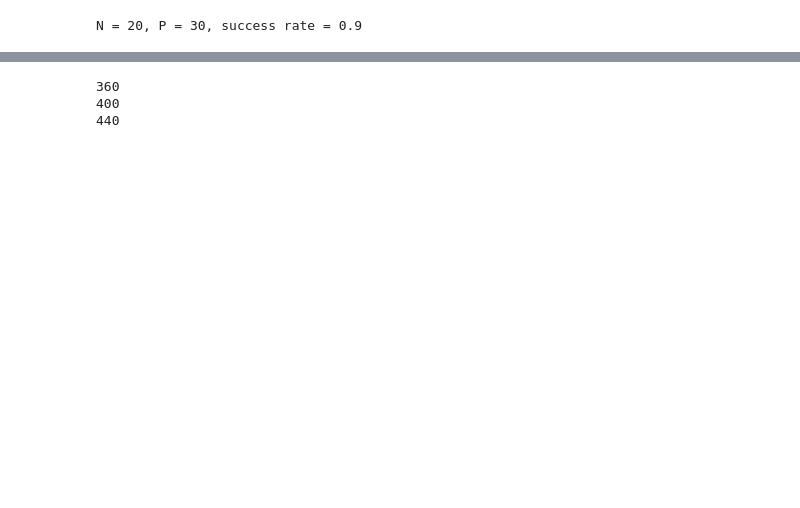
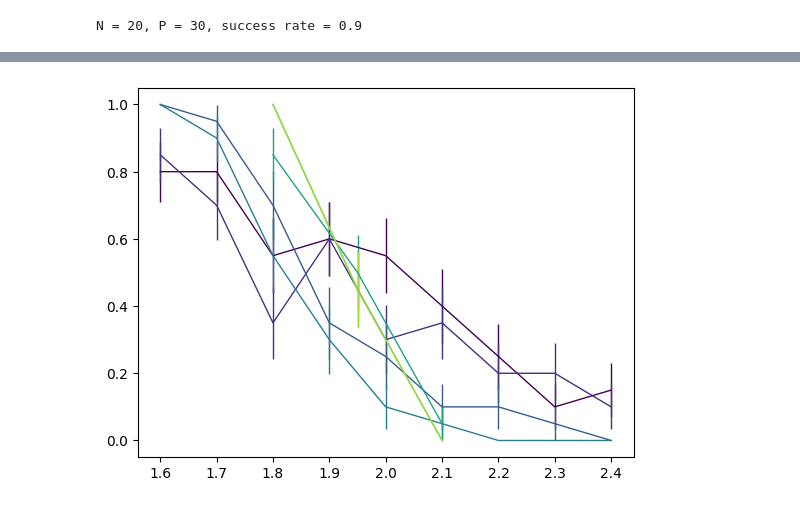
Before and after one commit to london-and-tequila/parallel_synapse_capacity, a Jupyter notebook: perceptron_capacity.ipynb, the cells around one changed output, grey strips where cells are left out. Cells and saved outputs as stored; diff of their text form; code cells hidden in the pictures; blank space fills up the shorter version.

```diff
--- a/perceptron_capacity.ipynb
+++ b/perceptron_capacity.ipynb
@@ -276,8 +252,53 @@ defaultdict(list,
-# %%
-N = 200
-for i in range(int(N * 1.8), int(N * 2.2) + 1, int(N * 0.2)):
-    print(i)
-# %% [output]
-360
-400
-440
+# %%
+with open("perceptron_experi.pkl", "rb") as f:
+    experi = pickle.load(f)
+# Create color map
+cmap = plt.cm.viridis  # or any other colormap
+N_values = [10, 20, 50, 100, 200, 500, 1000]
+colors = {N: cmap(i / len(N_values)) for i, N in enumerate(N_values)}
+capacity = []
+for N in N_values:
+    sample = 100
+    psedoC = []
+    for i in range(sample):
+        psedoX = []
+        psedoY = []
+
+        for P in experi[N]:
+            psedoX += [P / N] * len(experi[N][P])
+            psedoY += random.choices(experi[N][P], k=len(experi[N][P]))
+        if min(psedoY) == max(psedoY):
+            continue
+        clf = LogisticRegression().fit(
+            np.array(psedoX).reshape(-1, 1), np.array(psedoY)
+        )
+        newX = np.linspace(min(experi[N].keys()) / N, max(experi[N].keys()) / N, 20)
+        if np.abs(-clf.intercept_[0] / clf.coef_[0][0]) > 20:
+            continue
+        psedoC.append(-clf.intercept_[0] / clf.coef_[0][0])
+
+        probs = clf.predict_proba(newX.reshape(-1, 1))
+
+        # plt.plot(
+        #     newX,
+        #     probs[:, 1],
+        #     alpha=0.15,
+        #     linewidth=0.5,
+        #     color=colors[N],
+        # )
+
+    capacity.append([N, np.nanmean(np.array(psedoC)), np.nanstd(np.array(psedoC))])
+
+    plt.errorbar(
+        np.array(list(experi[N].keys())) / N,
+        [np.mean(np.array(experi[N][P])) for P in experi[N]],
+        yerr=[
+            np.std(np.array(experi[N][P])) / np.sqrt(len(experi[N][P]))
+            for P in experi[N]
+        ],
+        label="N=" + str(N),
+        linewidth=1,
+        color=colors[N],
+    )
+# %% [output]
+[figure, added]
```
Also changed, not shown: parts of 6 cells of this notebook, 1 other file.
